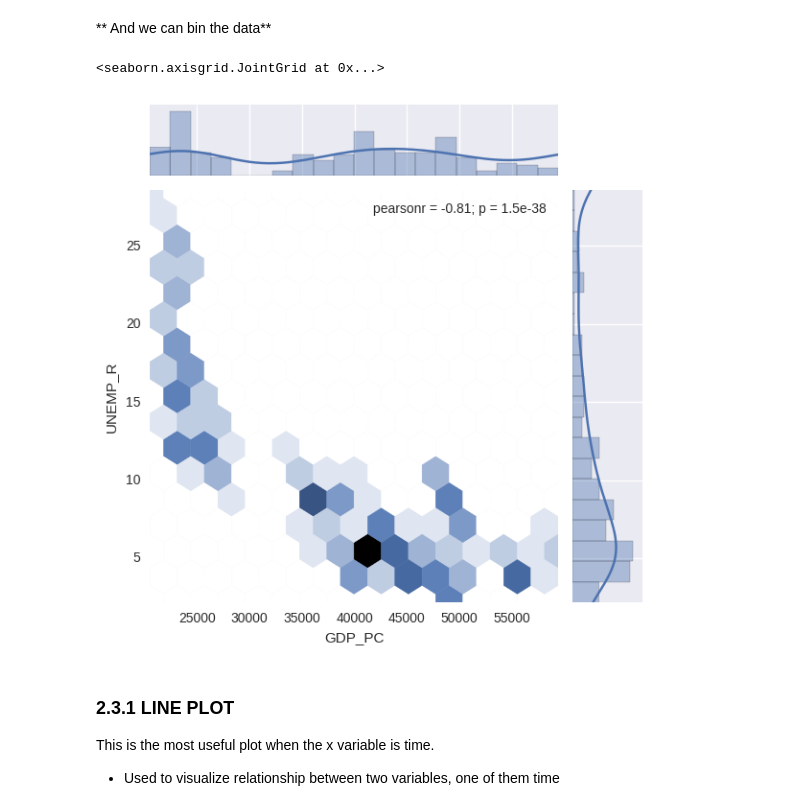
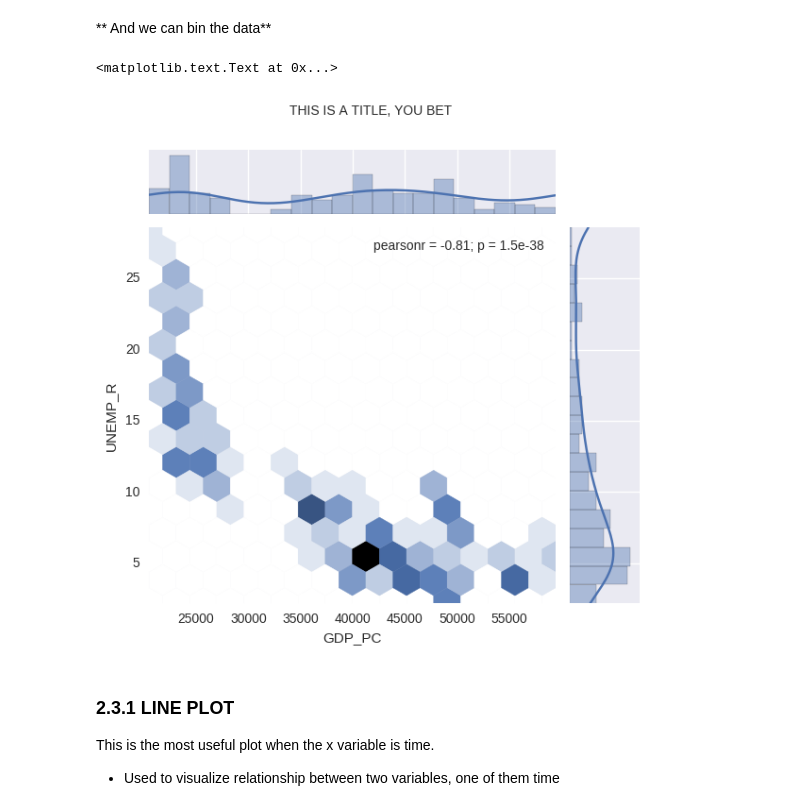
Before and after one commit to jgarciab/wwd2017, a Jupyter notebook: class3/class3b_data_visualization.ipynb, the cells around one changed output. Saved outputs shown, nothing was run; the diff lists cells and outputs as text; code cells hidden in the pictures.

```diff
--- a/class3/class3b_data_visualization.ipynb
+++ b/class3/class3b_data_visualization.ipynb
@@ -361,9 +370,12 @@ sns.jointplot(x="GDP_PC", y="UNEMP_R", data=df,
 # %%
 sns.jointplot(x="GDP_PC", y="UNEMP_R", data=df,kind="hex",
               marginal_kws=dict(bins=20, rug=False, kde=True, kde_kws={"cut":0}), gridsize = 15,size=6)
+
+plt.subplots_adjust(top=0.9)
+plt.suptitle('THIS IS A TITLE, YOU BET') # can also get the figure from plt.gcf()
 # %% [output]
-<seaborn.axisgrid.JointGrid at 0x...>
+<matplotlib.text.Text at 0x...>
-[figure, old version]
+[figure, new version]
 # %% [markdown]
 ### 2.3.1 LINE PLOT
 This is the most useful plot when the x variable is time.
```
Also changed, not shown: parts of 8 cells of this notebook, 18 other files.
